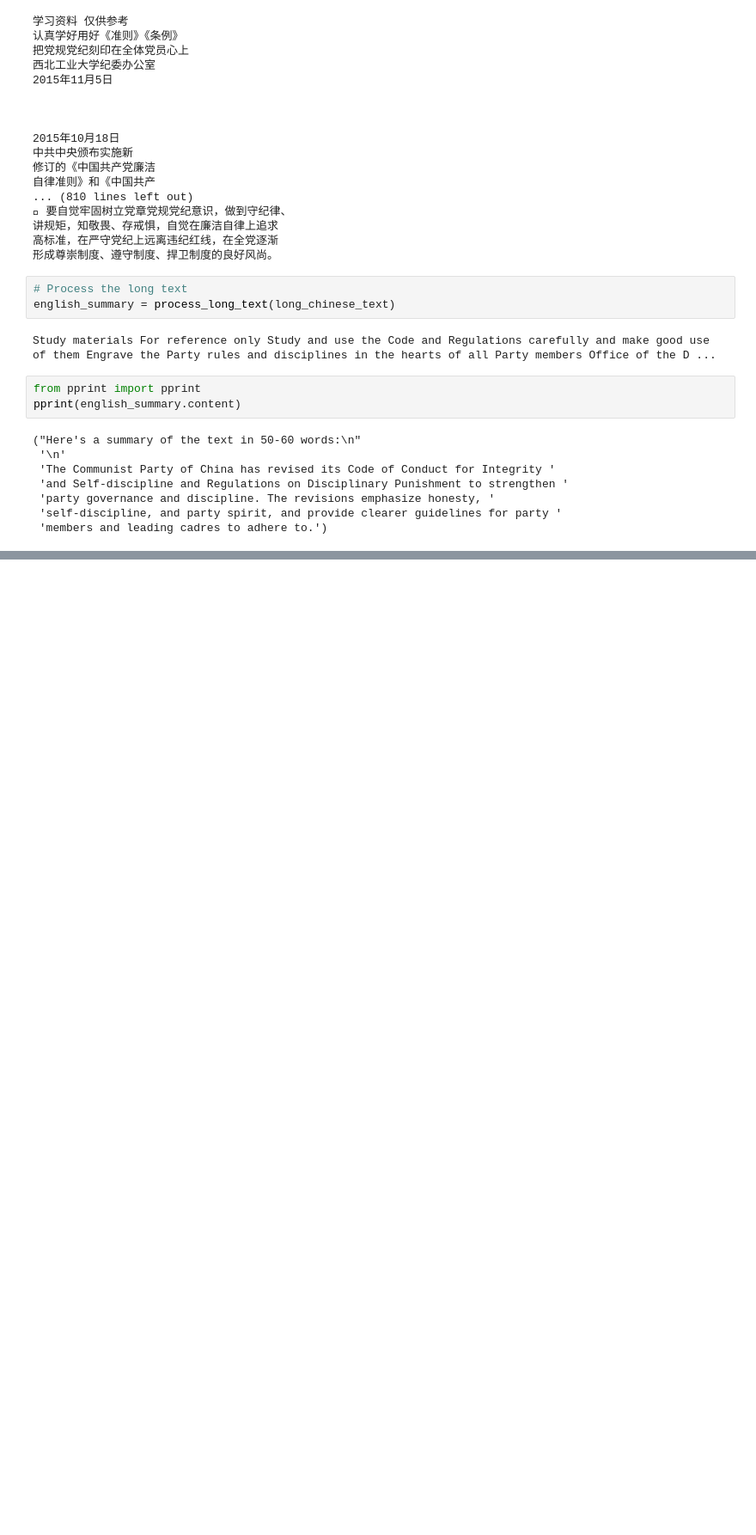
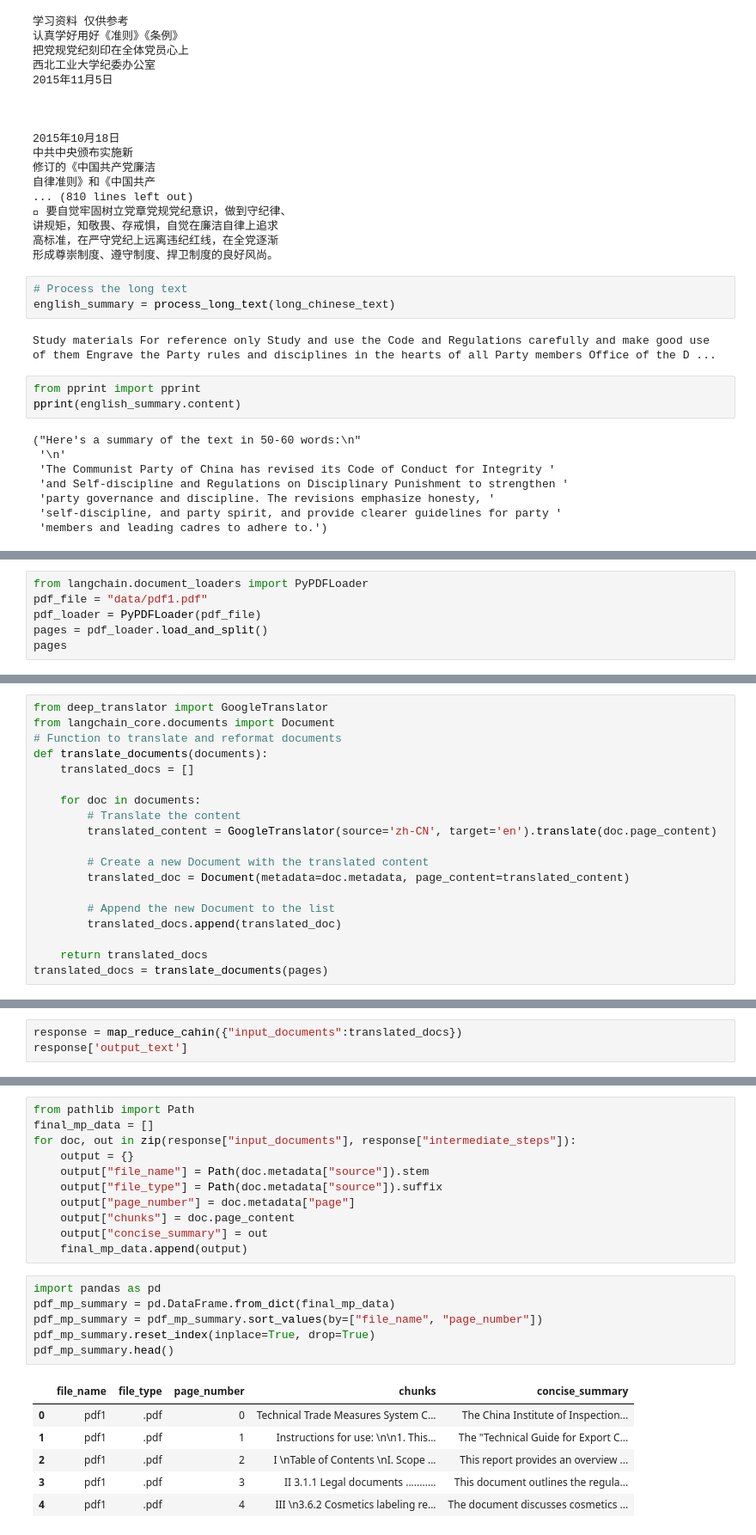
Before and after one commit to VirtulMachine01/Adv-Chatbot, a Jupyter notebook: PDF_Extraction/trial.ipynb, the cells around one changed output, grey strips where cells are left out. Shown: that part at 86% size. Drawn from its saved outputs; the diff is of its cells as text; blank space fills up the shorter version.

Commit message:
added map_reduce and refined code in trial

```diff
--- a/PDF_Extraction/trial.ipynb
+++ b/PDF_Extraction/trial.ipynb
@@ -144,0 +147,6 @@ pprint(english_summary.content)
+# %%
+from langchain.document_loaders import PyPDFLoader
+pdf_file = "data/pdf1.pdf"
+pdf_loader = PyPDFLoader(pdf_file)
+pages = pdf_loader.load_and_split()
+pages
@@ -144,0 +211,19 @@ pprint(english_summary.content)
+# %%
+from deep_translator import GoogleTranslator
+from langchain_core.documents import Document
+# Function to translate and reformat documents
+def translate_documents(documents):
+    translated_docs = []
+
+    for doc in documents:
+        # Translate the content
+        translated_content = GoogleTranslator(source='zh-CN', target='en').translate(doc.page_content)
+
+        # Create a new Document with the translated content
+        translated_doc = Document(metadata=doc.metadata, page_content=translated_content)
+
+        # Append the new Document to the list
+        translated_docs.append(translated_doc)
+
+    return translated_docs
+translated_docs = translate_documents(pages)
@@ -144,0 +261,3 @@ pprint(english_summary.content)
+# %%
+response = map_reduce_cahin({"input_documents":translated_docs})
+response['output_text']
@@ -144,0 +286,24 @@ pprint(english_summary.content)
+# %%
+from pathlib import Path
+final_mp_data = []
+for doc, out in zip(response["input_documents"], response["intermediate_steps"]):
+    output = {}
+    output["file_name"] = Path(doc.metadata["source"]).stem
+    output["file_type"] = Path(doc.metadata["source"]).suffix
+    output["page_number"] = doc.metadata["page"]
+    output["chunks"] = doc.page_content
+    output["concise_summary"] = out
+    final_mp_data.append(output)
+# %%
+import pandas as pd
+pdf_mp_summary = pd.DataFrame.from_dict(final_mp_data)
+pdf_mp_summary = pdf_mp_summary.sort_values(by=["file_name", "page_number"])
+pdf_mp_summary.reset_index(inplace=True, drop=True)
+pdf_mp_summary.head()
+# %% [output]
+|  | file_name | file_type | page_number | chunks | concise_summary |
+| 0 | pdf1 | .pdf | 0 | Technical Trade Measures System C... | The China Institute of Inspection... |
+| 1 | pdf1 | .pdf | 1 | Instructions for use: \n\n1. This... | The "Technical Guide for Export C... |
+| 2 | pdf1 | .pdf | 2 | I \nTable of Contents \nI. Scope ... | This report provides an overview ... |
+| 3 | pdf1 | .pdf | 3 | II 3.1.1 Legal documents ........... | This document outlines the regula... |
+| 4 | pdf1 | .pdf | 4 | III \n3.6.2 Cosmetics labeling re... | The document discusses cosmetics ... |
```
Also changed, not shown: parts of 20 cells of this notebook, 1 other file.
